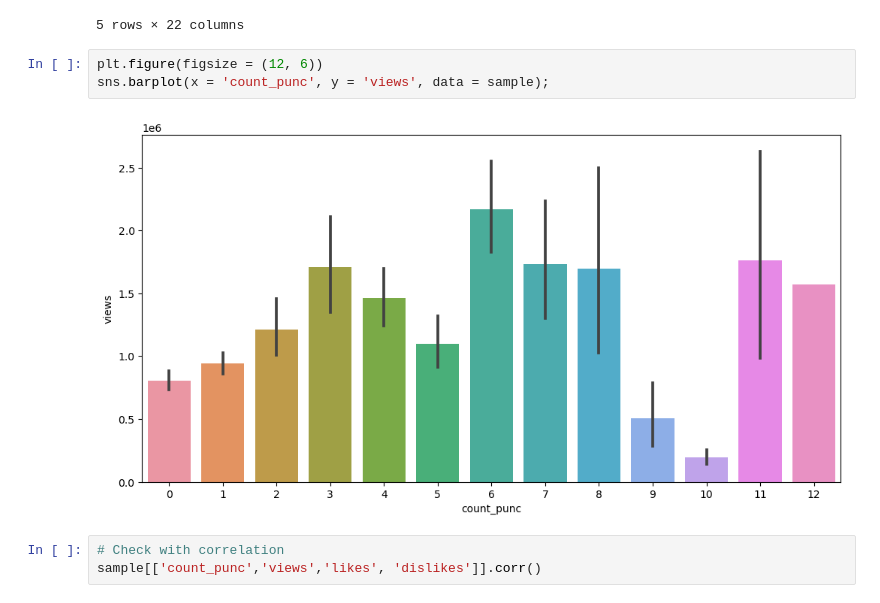
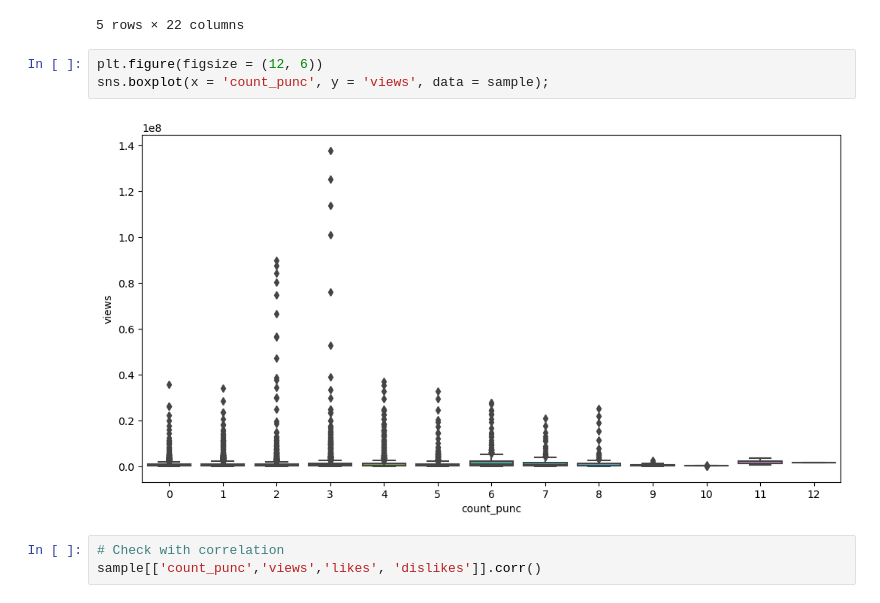
Before and after one commit to Thi-Ngo/YouTube---Text-analysis, a Jupyter notebook: YouTube_analysis_1.ipynb, the cells around one changed output. Saved outputs shown, nothing was run; the diff lists cells and outputs as text.

```diff
--- a/YouTube_analysis_1.ipynb
+++ b/YouTube_analysis_1.ipynb
@@ -523,9 +524,9 @@ sample.head()
 5 rows × 22 columns
 # %%
 plt.figure(figsize = (12, 6))
-sns.barplot(x = 'count_punc', y = 'views', data = sample);
+sns.boxplot(x = 'count_punc', y = 'views', data = sample);
 # %% [output]
-[figure, old version]
+[figure, new version]
 # %%
 # Check with correlation
 sample[['count_punc','views','likes', 'dislikes']].corr()
```
Also changed, not shown: parts of 8 cells of this notebook.
